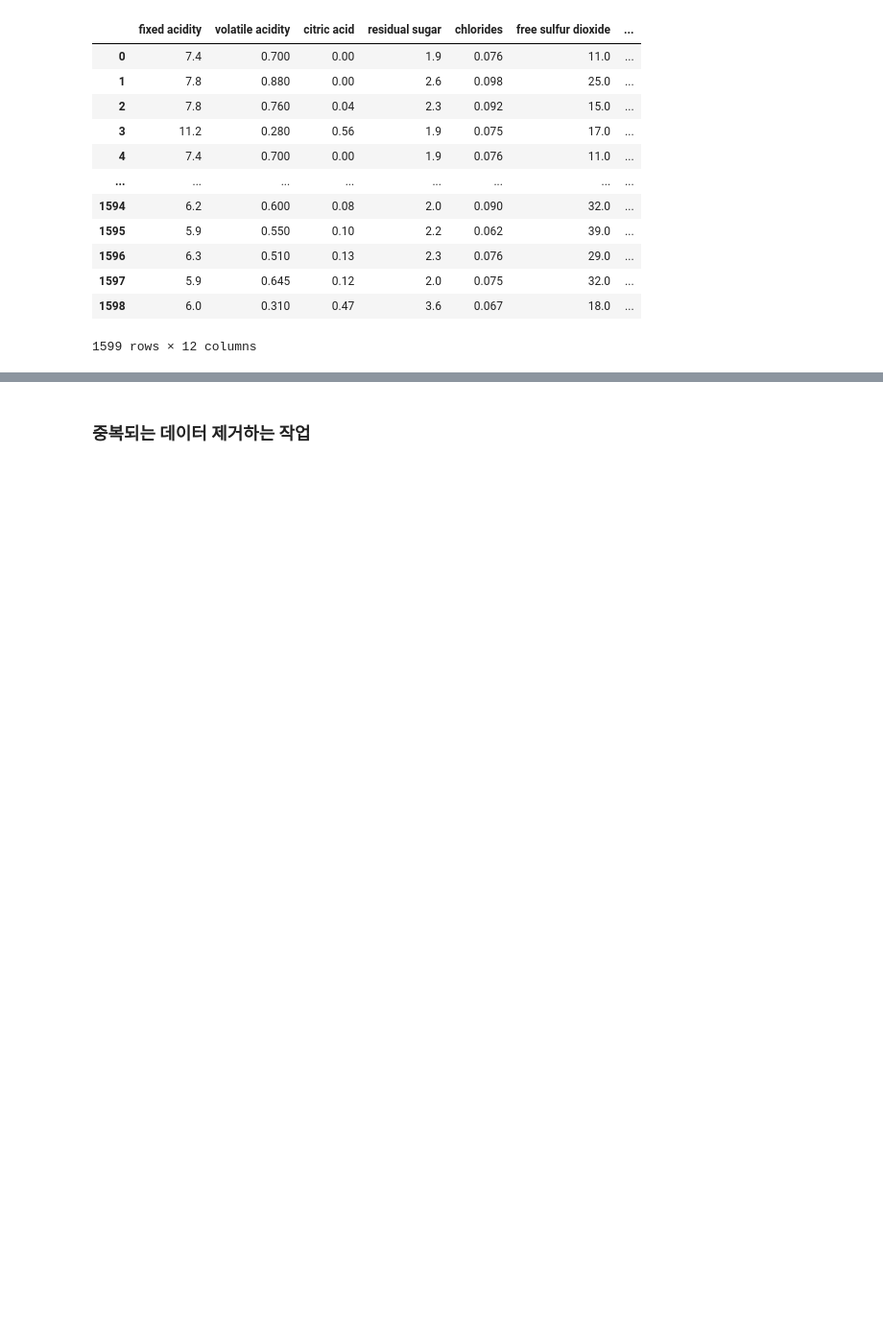
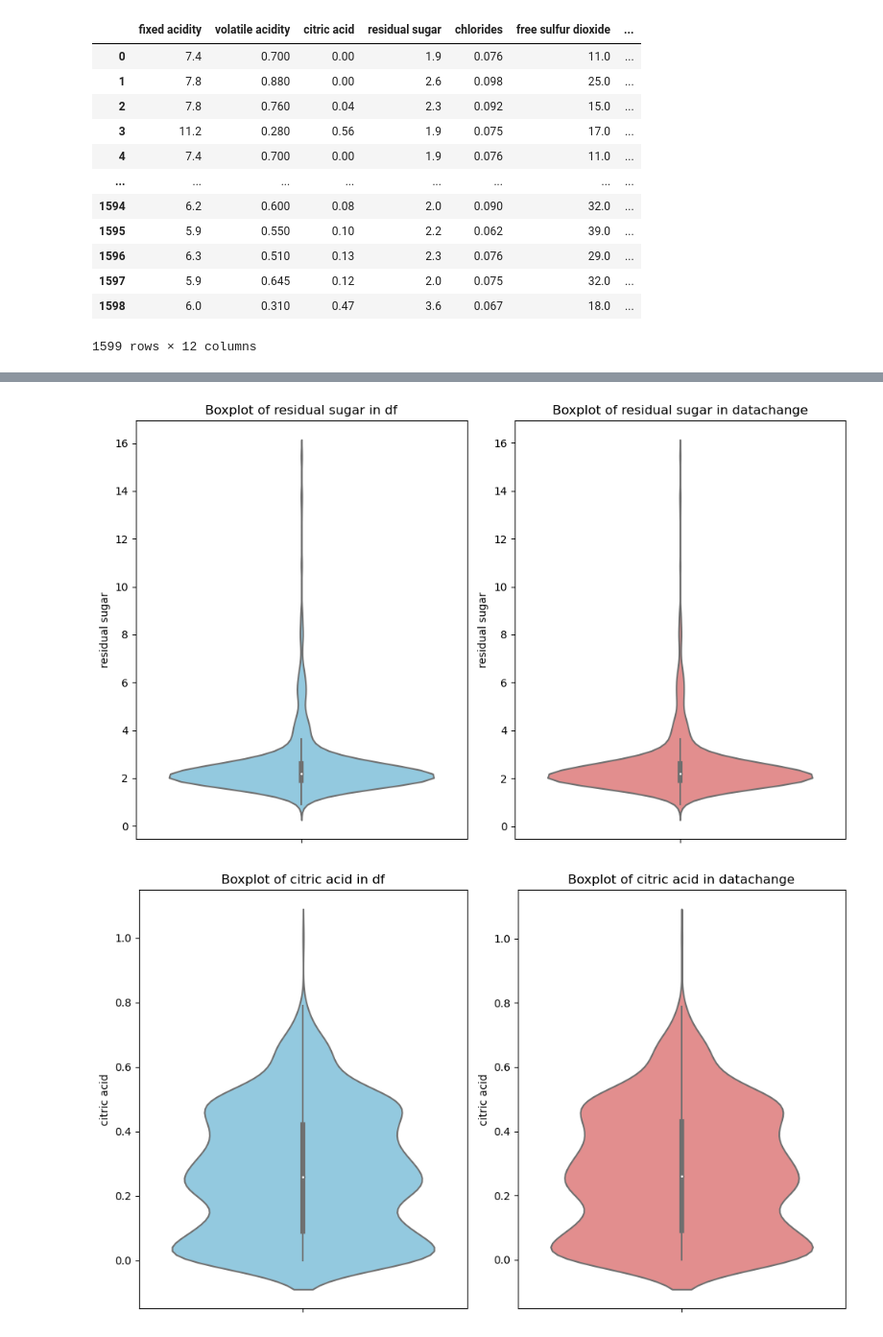
Before and after one commit to yeonho0214/test, a Jupyter notebook: 중복된 행 제거하기.ipynb, the cells around one changed output, grey strips where cells are left out. Shown at 96% size. Cells and saved outputs as stored; diff of their text form; code cells hidden in the pictures; blank space fills up the shorter version.

```diff
--- a/중복된 행 제거하기.ipynb
+++ b/중복된 행 제거하기.ipynb
@@ -86,2 +88,34 @@ for column_name in common_columns:
-# %% [markdown]
-### 중복되는 데이터 제거하는 작업
+# %%
+import matplotlib.pyplot as plt
+import seaborn as sns
+
+# 두 데이터프레임의 동일한 열 추출
+common_columns = set(df.columns) & set(datachange.columns)
+
+# 열에 대한 반복문
+for column_name in common_columns:
+    # 데이터프레임에서 열 선택
+    data1_column = df[column_name]
+    data2_column = datachange[column_name]
+
+    # 상자그림 비교
+    plt.figure(figsize=(10, 6))
+
+    # 첫 번째 데이터프레임의 상자그림
+    plt.subplot(1, 2, 1)
+    sns.violinplot(y=data1_column, color='skyblue')
+    plt.title('Boxplot of {} in df'.format(column_name))
+
+    # 두 번째 데이터프레임의 상자그림
+    plt.subplot(1, 2, 2)
+    sns.violinplot(y=data2_column, color='lightcoral')
+    plt.title('Boxplot of {} in datachange'.format(column_name))
+
+    # 전체 플롯의 레이아웃 조정
+    plt.tight_layout()
+
+    # 플롯 보이기
+    plt.show()
+# %% [output]
+[figure, added]
+[figure, added]
```
Also changed, not shown: parts of 7 cells of this notebook.
